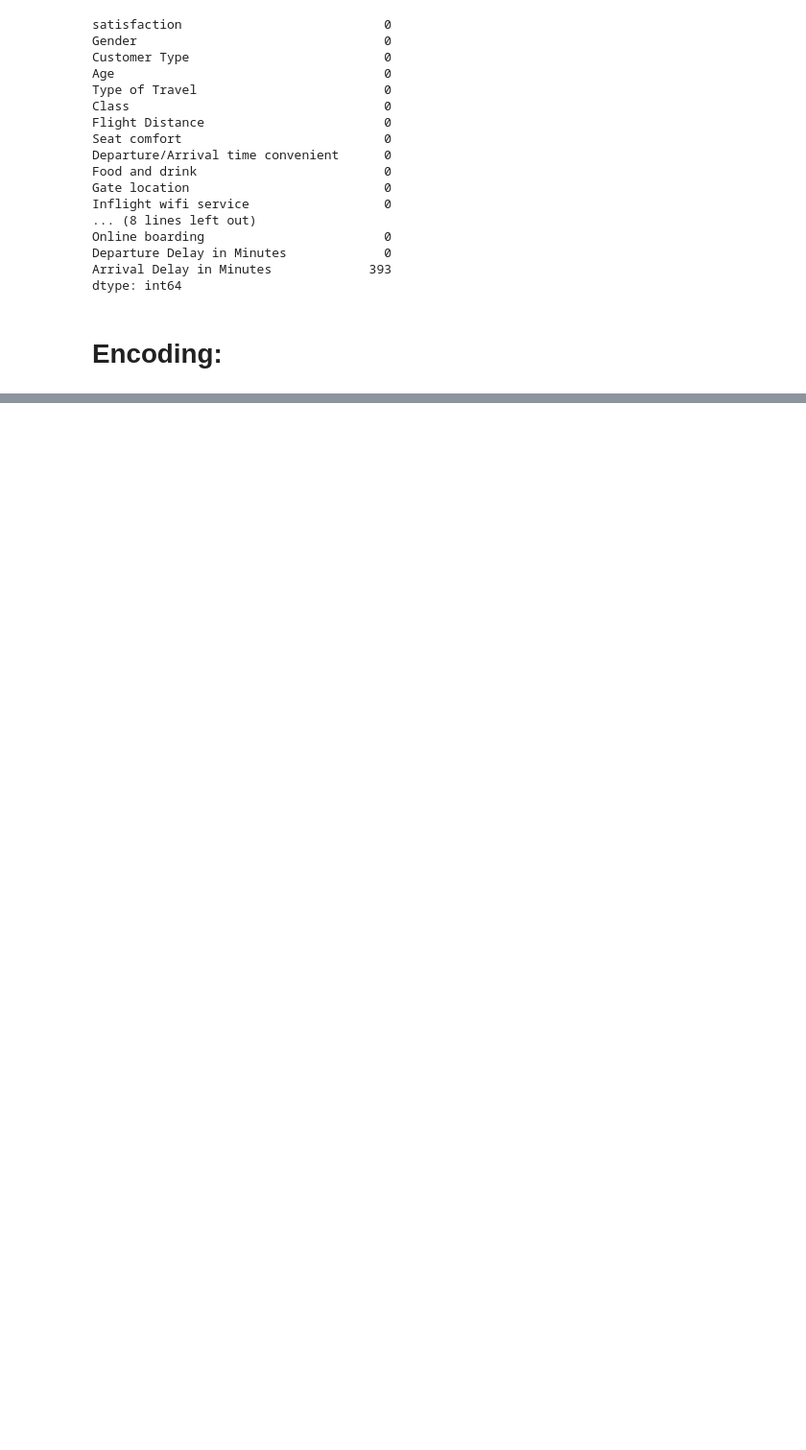
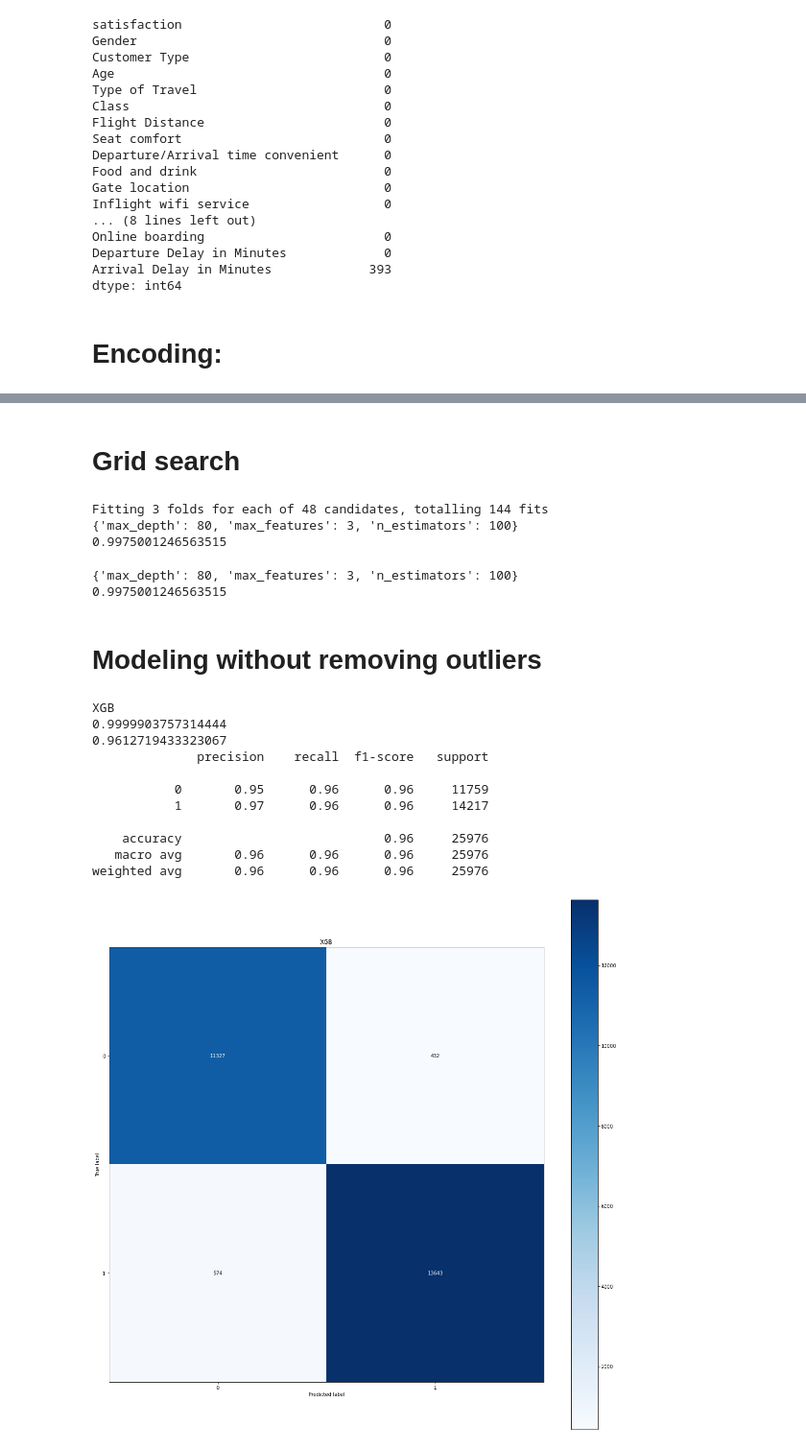
Before and after one commit to IinjyI/Airlines-Customer-Satisfaction, a Jupyter notebook: preprocessing-and-modeling.ipynb, the cells around one changed output, grey strips where cells are left out. Shown at 96% size. Saved outputs shown, nothing was run; the diff lists cells and outputs as text; code cells hidden in the pictures; blank space fills up the shorter version.

Commit message:
feature engineering is done & modeling is nearly done

```diff
--- a/preprocessing-and-modeling.ipynb
+++ b/preprocessing-and-modeling.ipynb
@@ -162,2 +221,4 @@ y = data["satisfaction"]
 # %%
 x_train, x_test, y_train, y_test = train_test_split(x, y, test_size=0.2, random_state =100 ,stratify=y)
+# %% [markdown]
+# Grid search
@@ -163,0 +231,77 @@ x_train, x_test, y_train, y_test = train_test_split(x, y, test_size=0.2, random_
+# %%
+param_grid = {
+    "max_depth": [80, 90, 100, 110],
+    "max_features": [ 3,5,7],
+    "n_estimators": [100, 200, 300, 1000],
+}
+
+# Create a based model
+
+rf = RandomForestClassifier()
+xgb=XGBClassifier()
+cat=CatBoostClassifier()
+# Instantiate the grid search model
+
+grid = GridSearchCV(estimator=xgb, param_grid=param_grid, cv=3, n_jobs=-1, verbose=2)
+
+
+# Fit the grid search to the data
+
+grid.fit(x_train, y_train)
+# %% [output]
+Fitting 3 folds for each of 48 candidates, totalling 144 fits
+{'max_depth': 80, 'max_features': 3, 'n_estimators': 100}
+0.9975001246563515
+# %%
+print(grid.best_params_)
+print(grid.best_score_)
+# %% [output]
+{'max_depth': 80, 'max_features': 3, 'n_estimators': 100}
+0.9975001246563515
+# %% [markdown]
+# Modeling without removing outliers
+# %%
+models = [
+    # ("Logistic Regression", LogisticRegression(max_iter=1000)),
+    # ("Decision Tree", DecisionTreeClassifier()),
+    # (
+    #     "Random Forest Classifier",
+    #     RandomForestClassifier(max_depth=110, max_features=5, n_estimators=1000),
+    # ),
+    (
+        "XGB",
+        XGBClassifier(
+            max_depth=80, max_features=3, n_estimators=100, learning_rate=0.1
+        ),
+    ),
+    # (
+    #     "CatBoostClassifier",
+    #     CatBoostClassifier(max_depth=10, iterations=10, learning_rate=0.4),
+    # ),
+    # ("KNeighborsClassifier", KNeighborsClassifier()),
+]
+
+for name, model in models:
+
+    model.fit(x_train, y_train)
+    y_predict = model.predict(x_test)
+
+    print(name)
+
+    print(model.score(x_train, y_train))
+    print(model.score(x_test, y_test))
+    print(classification_report(y_test, y_predict))
+    skplt.metrics.plot_confusion_matrix(y_test, y_predict, figsize=(20, 20), title=name)
+# %% [output]
+XGB
+0.9999903757314444
+0.9612719433323067
+              precision    recall  f1-score   support
+
+           0       0.95      0.96      0.96     11759
+           1       0.97      0.96      0.96     14217
+
+    accuracy                           0.96     25976
+   macro avg       0.96      0.96      0.96     25976
+weighted avg       0.96      0.96      0.96     25976
+[figure, added]
```
Also changed, not shown: parts of 35 cells of this notebook, 4 other files.
